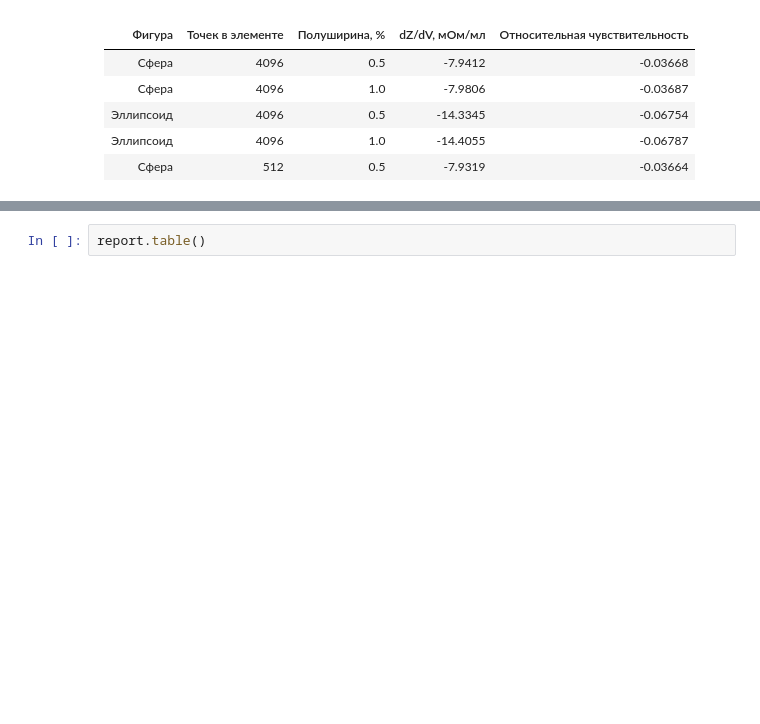
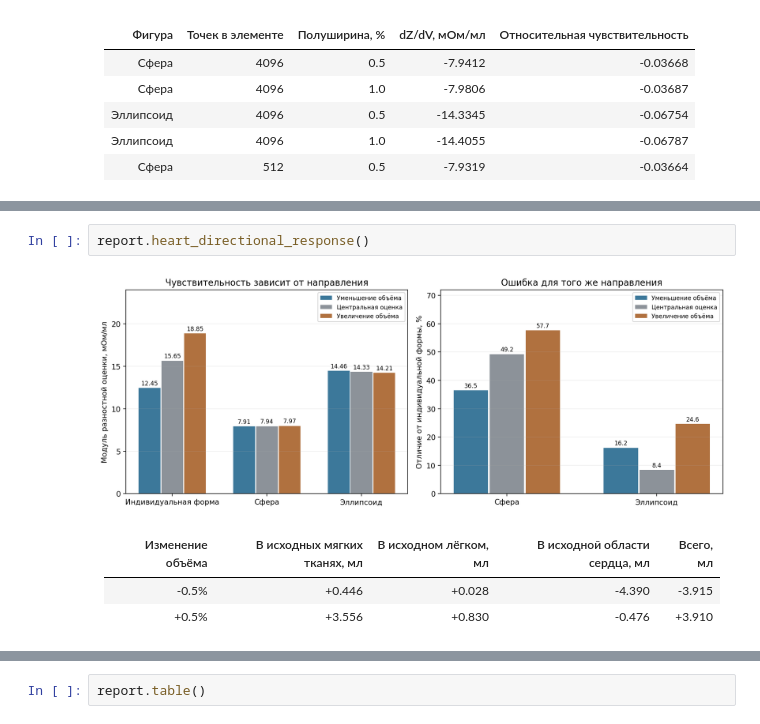
Before and after one commit to NixWrk/PhD_Disser, a Jupyter notebook: Colab Notebooks/40.17_Сравнение_форм_сердца_и_электрического_отклика.ipynb, the cells around one changed output, grey strips where cells are left out. Drawn from its saved outputs; the diff is of its cells as text; blank space fills up the shorter version.

```diff
--- a/Colab Notebooks/40.17_Сравнение_форм_сердца_и_электрического_отклика.ipynb
+++ b/Colab Notebooks/40.17_Сравнение_форм_сердца_и_электрического_отклика.ipynb
@@ -564,0 +720,8 @@ report.volume_sensitivity()
+# %%
+report.heart_directional_response()
+# %% [output]
+[figure, added]
+| Изменение объёма | В исходных мягких тканях, мл | В исходном лёгком, мл | В исходной области сердца, мл | Всего, мл |
+|---|---:|---:|---:|---:|
+| -0.5% | +0.446 | +0.028 | -4.390 | -3.915 |
+| +0.5% | +3.556 | +0.830 | -0.476 | +3.910 |
```
Also changed, not shown: parts of 9 cells of this notebook, 47 other files.
